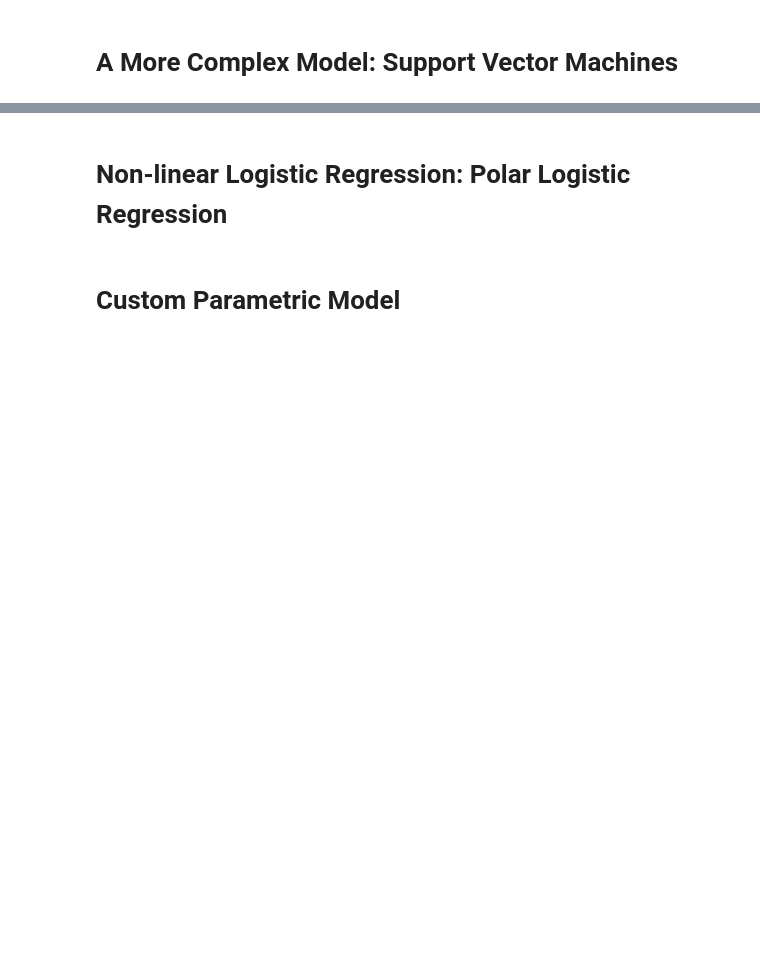
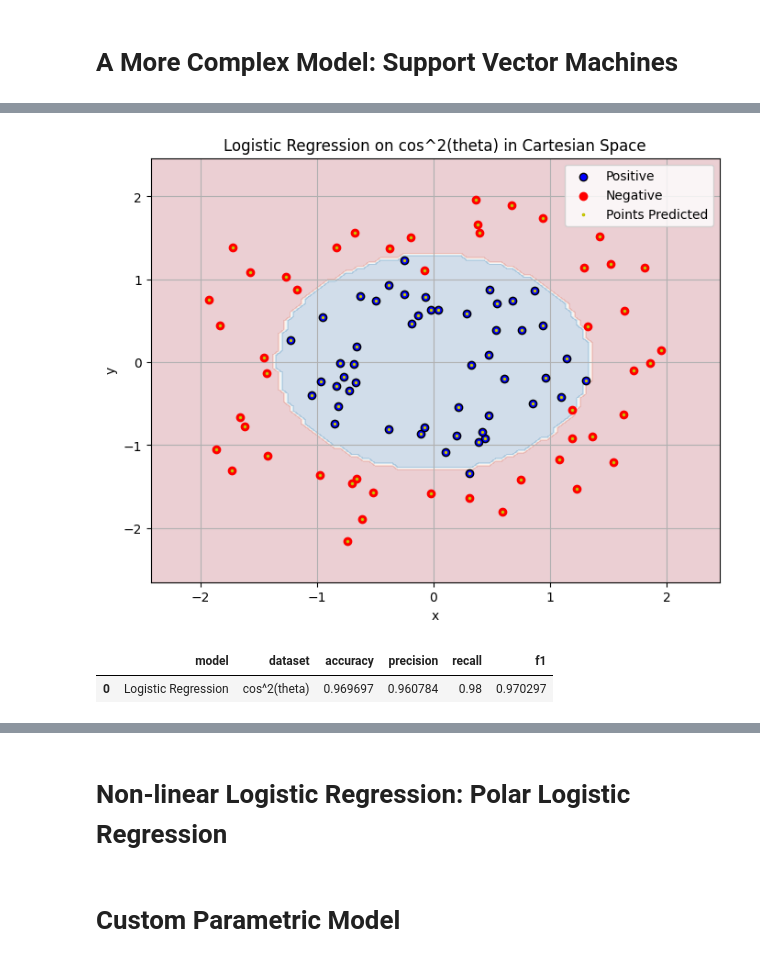
Before and after one commit to apsket/feature-representation-vs-model-complexity, a Jupyter notebook: notebooks/exploration.ipynb, the cells around one changed output, grey strips where cells are left out. Drawn from its saved outputs; the diff is of its cells as text; code cells hidden in the pictures; blank space fills up the shorter version.

```diff
--- a/notebooks/exploration.ipynb
+++ b/notebooks/exploration.ipynb
@@ -166,7 +166,7 @@ The decision boundary also looks close to a straight line in these elliptical co
 lr_polar_model = train_logistic_regression(polar_dataset.X, polar_dataset.y)
 
 # Transform meshgrid into polar grid
-grid_polar = cartesian_to_polar(grid_x, grid_y)
+grid_polar = cartesian_to_polar(grid_x.ravel(), grid_y.ravel())
 
 fig, ax = plot_decision_boundary(
     model=lr_polar_model, X=dataset.X, y=dataset.y,
@@ -228,0 +233,23 @@ lr_elliptic_metrics.to_pandas()
+# %%
+cos_sq_dataset = PointsDataset(
+    pd.DataFrame({'r': polar_dataset.X['r'], 'cos^2(theta)': np.cos(polar_dataset.X['theta'])**2}), polar_dataset.y
+)
+grid_cos_sq = pd.DataFrame({ 'r': grid_polar['r'], 'cos^2(theta)': np.cos(grid_polar['theta'])**2})
+
+lr_cos_sq_model = train_logistic_regression(cos_sq_dataset.X, cos_sq_dataset.y)
+
+fig, ax = plot_decision_boundary(
+    model=lr_cos_sq_model, X=dataset.X, y=dataset.y,
+    prediction_domain=grid_cos_sq, grid_x=grid_x, grid_y=grid_y,
+    title='Logistic Regression on cos^2(theta) in Cartesian Space'
+)
+
+display(fig)
+
+lr_cos_sq_metrics = ModelMetrics('Logistic Regression', 'cos^2(theta)', cos_sq_dataset.y, lr_cos_sq_model.predict(cos_sq_dataset.X))
+lr_cos_sq_metrics.compute_metrics()
+lr_cos_sq_metrics.to_pandas()
+# %% [output]
+[figure, added]
+|  | model | dataset | accuracy | precision | recall | f1 |
+| 0 | Logistic Regression | cos^2(theta) | 0.969697 | 0.960784 | 0.98 | 0.970297 |
```
Also changed, not shown: parts of 8 cells of this notebook.
